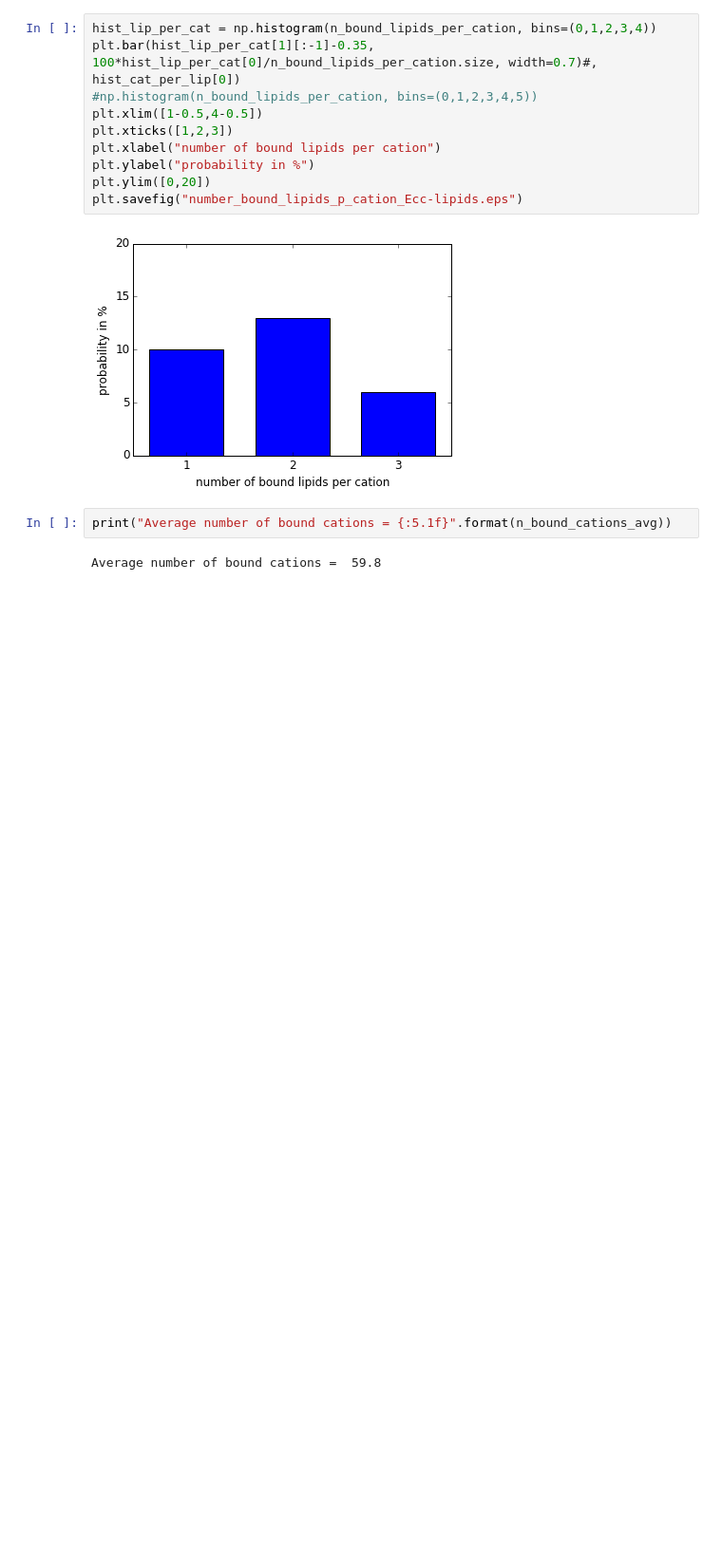
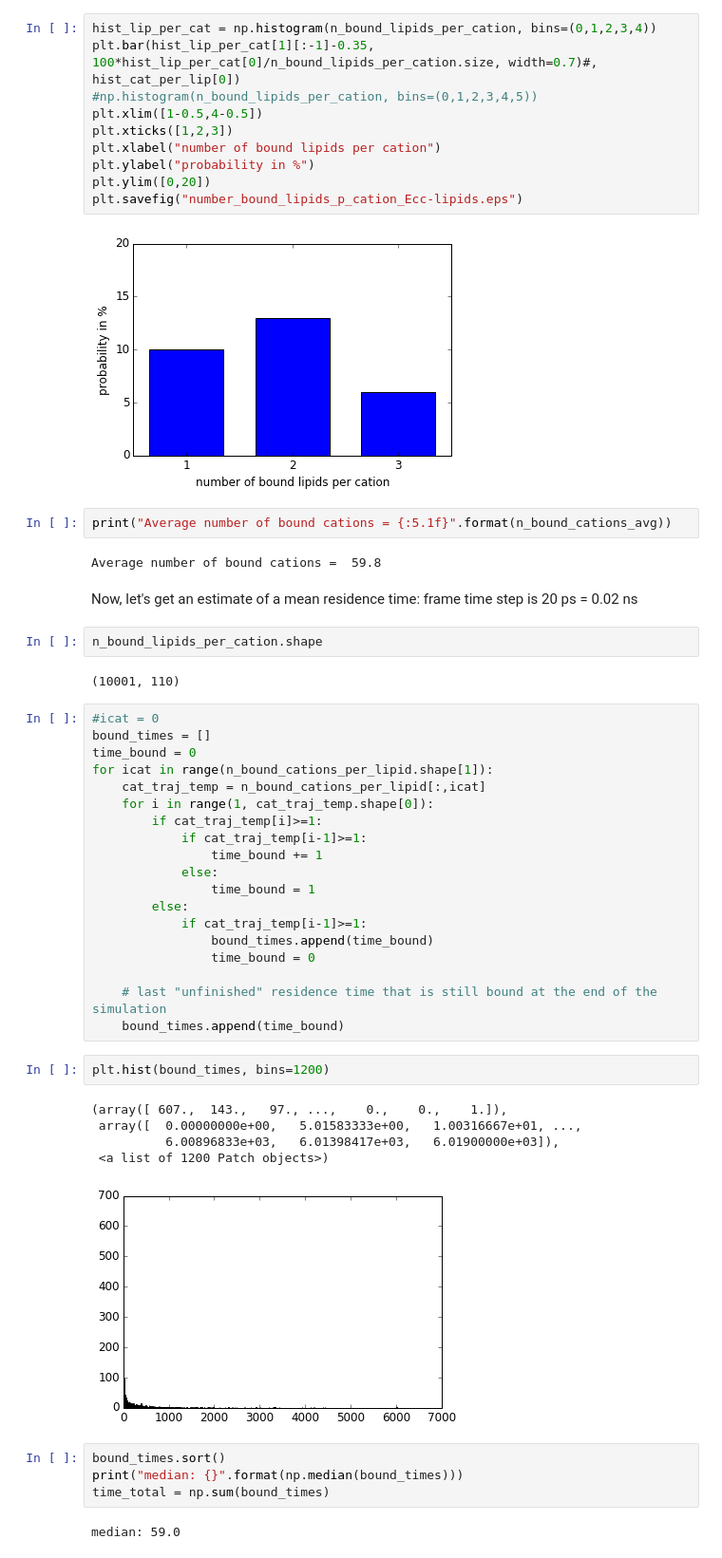
Before and after one commit to ohsOllila/NMRlipids_VI-NewIonModel, a Jupyter notebook: Fig/ipython_nb/stoichiometry_of_binding_cations_popc_ecc-lipids.ipynb, the cells around one changed output. Shown at 95% size. Cells and saved outputs as stored; diff of their text form; blank space fills up the shorter version.

Commit message:
Added ipython notebook with residence time analysis.

```diff
--- a/Fig/ipython_nb/stoichiometry_of_binding_cations_popc_ecc-lipids.ipynb
+++ b/Fig/ipython_nb/stoichiometry_of_binding_cations_popc_ecc-lipids.ipynb
@@ -255,3 +255,43 @@ plt.savefig("number_bound_lipids_p_cation_Ecc-lipids.eps")
 print("Average number of bound cations = {:5.1f}".format(n_bound_cations_avg))
 # %% [output]
 Average number of bound cations =  59.8
+# %% [markdown]
+Now, let's get an estimate of a mean residence time:
+frame time step is 20 ps = 0.02 ns
+# %%
+n_bound_lipids_per_cation.shape
+# %% [output]
+(10001, 110)
+# %%
+#icat = 0
+bound_times = []
+time_bound = 0
+for icat in range(n_bound_cations_per_lipid.shape[1]):
+    cat_traj_temp = n_bound_cations_per_lipid[:,icat]
+    for i in range(1, cat_traj_temp.shape[0]):
+        if cat_traj_temp[i]>=1:
+            if cat_traj_temp[i-1]>=1:
+                time_bound += 1
+            else:
+                time_bound = 1
+        else:
+            if cat_traj_temp[i-1]>=1:
+                bound_times.append(time_bound)
+                time_bound = 0
+
+    # last "unfinished" residence time that is still bound at the end of the simulation
+    bound_times.append(time_bound)
+# %%
+plt.hist(bound_times, bins=1200)
+# %% [output]
+(array([ 607.,  143.,   97., ...,    0.,    0.,    1.]),
+ array([  0.00000000e+00,   5.01583333e+00,   1.00316667e+01, ...,
+          6.00896833e+03,   6.01398417e+03,   6.01900000e+03]),
+ <a list of 1200 Patch objects>)
+[figure, added]
+# %%
+bound_times.sort()
+print("median: {}".format(np.median(bound_times)))
+time_total = np.sum(bound_times)
+# %% [output]
+median: 59.0
```
Also changed, not shown: parts of 6 cells of this notebook.
